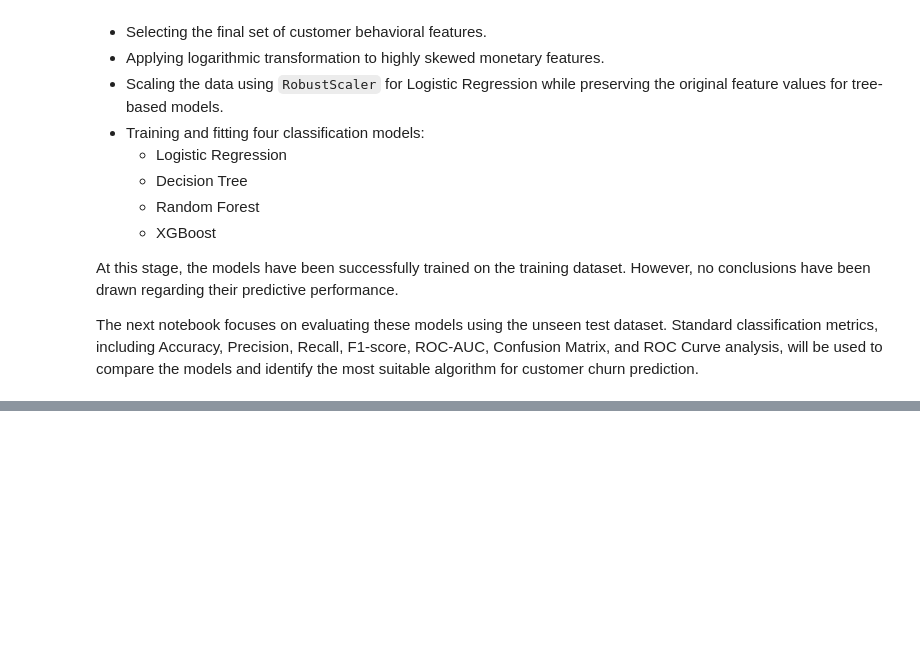
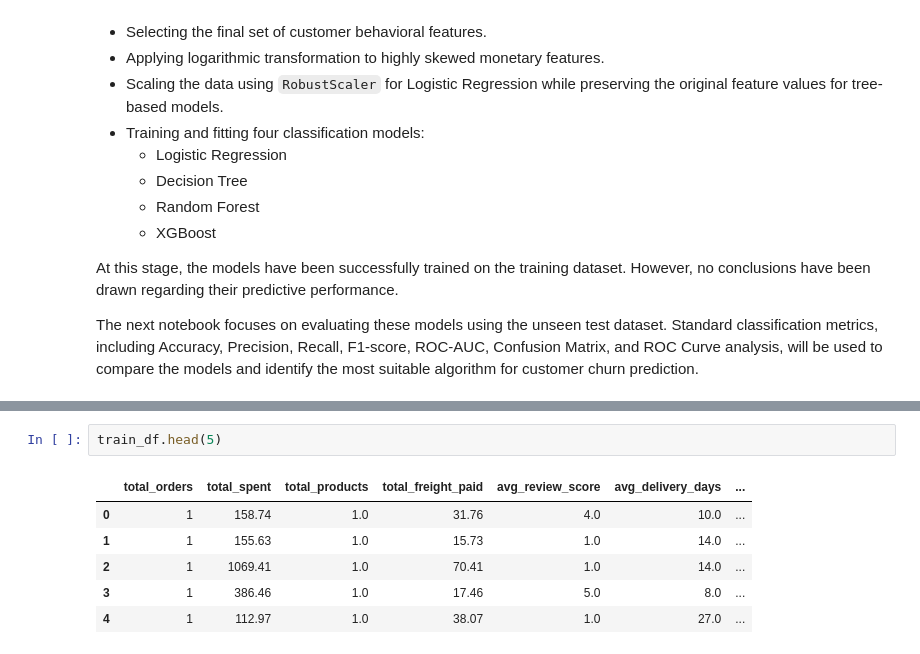
Before and after one commit to anees555/Customer-Intelligent-Platform, a Jupyter notebook: notebooks/archives/02_model_training.ipynb, the cells around one changed output, grey strips where cells are left out. Cells and saved outputs as stored; diff of their text form; blank space fills up the shorter version.

```diff
--- a/notebooks/customer_churn_ML/02_model_training.ipynb
+++ b/notebooks/archives/02_model_training.ipynb
@@ -197,0 +211,9 @@ The next notebook focuses on evaluating these models using the unseen test datas
+# %%
+train_df.head(5)
+# %% [output]
+|  | total_orders | total_spent | total_products | total_freight_paid | avg_review_score | avg_delivery_days | ... |
+| 0 | 1 | 158.74 | 1.0 | 31.76 | 4.0 | 10.0 | ... |
+| 1 | 1 | 155.63 | 1.0 | 15.73 | 1.0 | 14.0 | ... |
+| 2 | 1 | 1069.41 | 1.0 | 70.41 | 1.0 | 14.0 | ... |
+| 3 | 1 | 386.46 | 1.0 | 17.46 | 5.0 | 8.0 | ... |
+| 4 | 1 | 112.97 | 1.0 | 38.07 | 1.0 | 27.0 | ... |
```
Also changed, not shown: parts of 2 cells of this notebook, 5 other files.
